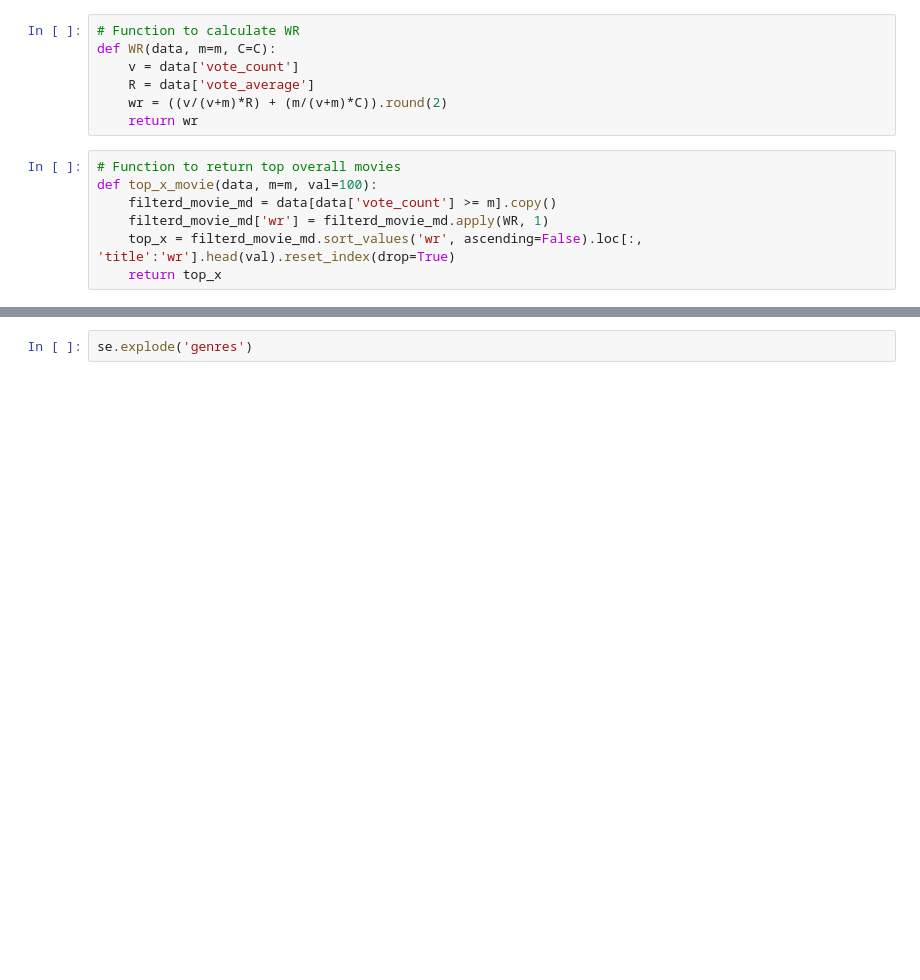
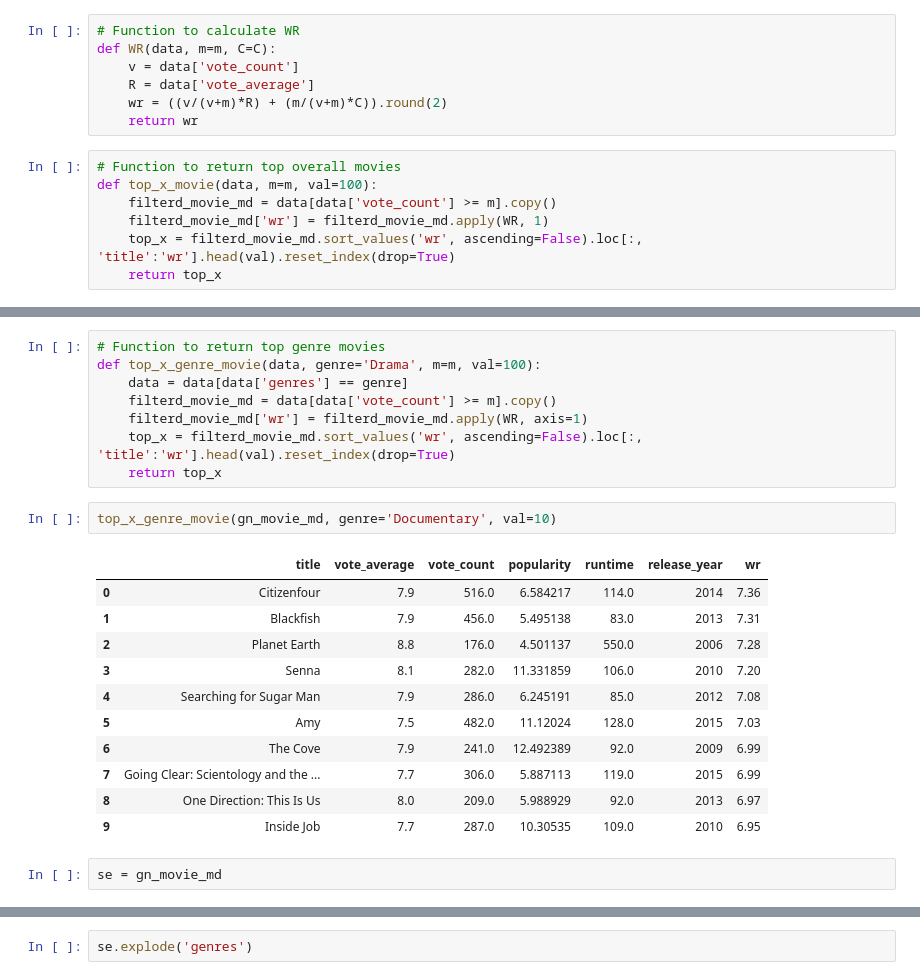
Before and after one commit to TelRich/Movie-Recommender, a Jupyter notebook: movie_recommeder.ipynb, the cells around one changed output, grey strips where cells are left out. Drawn from its saved outputs; the diff is of its cells as text; blank space fills up the shorter version.

```diff
--- a/movie_recommeder.ipynb
+++ b/movie_recommeder.ipynb
@@ -138 +149,25 @@ top_x_movie(movie_md, val=20)
+# %%
+# Function to return top genre movies
+def top_x_genre_movie(data, genre='Drama', m=m, val=100):
+    data = data[data['genres'] == genre]
+    filterd_movie_md = data[data['vote_count'] >= m].copy()
+    filterd_movie_md['wr'] = filterd_movie_md.apply(WR, axis=1)
+    top_x = filterd_movie_md.sort_values('wr', ascending=False).loc[:, 'title':'wr'].head(val).reset_index(drop=True)
+    return top_x
+# %%
+top_x_genre_movie(gn_movie_md, genre='Documentary', val=10)
+# %% [output]
+|  | title | vote_average | vote_count | popularity | runtime | release_year | wr |
+| 0 | Citizenfour | 7.9 | 516.0 | 6.584217 | 114.0 | 2014 | 7.36 |
+| 1 | Blackfish | 7.9 | 456.0 | 5.495138 | 83.0 | 2013 | 7.31 |
+| 2 | Planet Earth | 8.8 | 176.0 | 4.501137 | 550.0 | 2006 | 7.28 |
+| 3 | Senna | 8.1 | 282.0 | 11.331859 | 106.0 | 2010 | 7.20 |
+| 4 | Searching for Sugar Man | 7.9 | 286.0 | 6.245191 | 85.0 | 2012 | 7.08 |
+| 5 | Amy | 7.5 | 482.0 | 11.12024 | 128.0 | 2015 | 7.03 |
+| 6 | The Cove | 7.9 | 241.0 | 12.492389 | 92.0 | 2009 | 6.99 |
+| 7 | Going Clear: Scientology and the ... | 7.7 | 306.0 | 5.887113 | 119.0 | 2015 | 6.99 |
+| 8 | One Direction: This Is Us | 8.0 | 209.0 | 5.988929 | 92.0 | 2013 | 6.97 |
+| 9 | Inside Job | 7.7 | 287.0 | 10.30535 | 109.0 | 2010 | 6.95 |
+# %%
+se = gn_movie_md
 # %%
```
Also changed, not shown: parts of 10 cells of this notebook.
